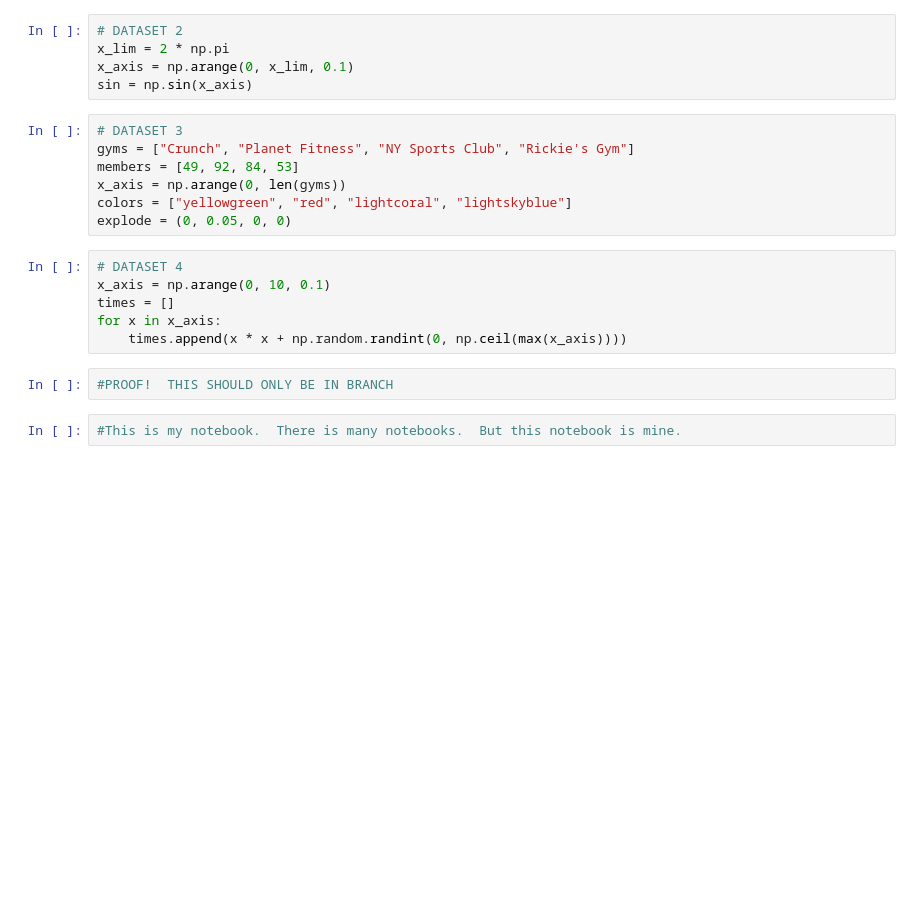
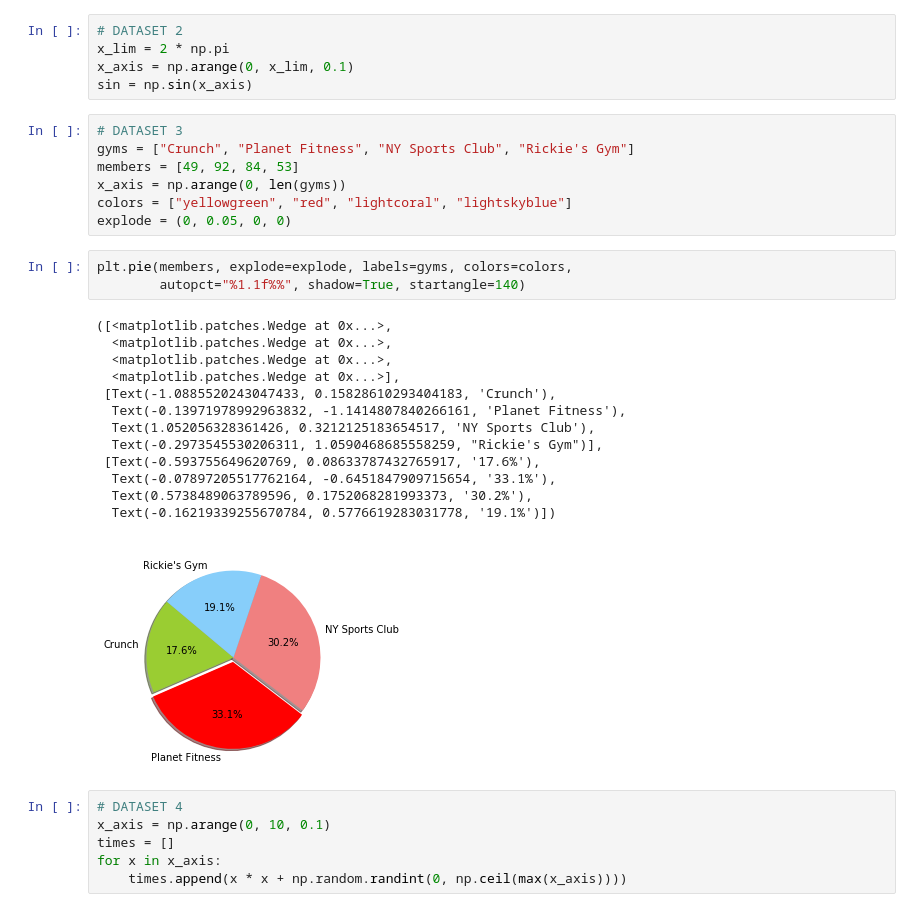
Before and after one commit to modelobootcamp/UCSD-, a Jupyter notebook: 01-Lesson-Plans/05-Matplotlib/2/Activities/01-Stu_PlotsReview/Unsolved/plot_drills.ipynb, the cells around one changed output. Cells and saved outputs as stored; diff of their text form; blank space fills up the shorter version.

Commit message:
updated notes for second matplotlib class

```diff
--- a/01-Lesson-Plans/05-Matplotlib/2/Activities/01-Stu_PlotsReview/Unsolved/plot_drills.ipynb
+++ b/01-Lesson-Plans/05-Matplotlib/2/Activities/01-Stu_PlotsReview/Unsolved/plot_drills.ipynb
@@ -18,13 +18,26 @@ members = [49, 92, 84, 53]
 x_axis = np.arange(0, len(gyms))
 colors = ["yellowgreen", "red", "lightcoral", "lightskyblue"]
 explode = (0, 0.05, 0, 0)
+# %%
+plt.pie(members, explode=explode, labels=gyms, colors=colors,
+        autopct="%1.1f%%", shadow=True, startangle=140)
+# %% [output]
+([<matplotlib.patches.Wedge at 0x...>,
+  <matplotlib.patches.Wedge at 0x...>,
+  <matplotlib.patches.Wedge at 0x...>,
+  <matplotlib.patches.Wedge at 0x...>],
+ [Text(-1.0885520243047433, 0.15828610293404183, 'Crunch'),
+  Text(-0.13971978992963832, -1.1414807840266161, 'Planet Fitness'),
+  Text(1.052056328361426, 0.3212125183654517, 'NY Sports Club'),
+  Text(-0.2973545530206311, 1.0590468685558259, "Rickie's Gym")],
+ [Text(-0.593755649620769, 0.08633787432765917, '17.6%'),
+  Text(-0.07897205517762164, -0.6451847909715654, '33.1%'),
+  Text(0.5738489063789596, 0.1752068281993373, '30.2%'),
+  Text(-0.16219339255670784, 0.5776619283031778, '19.1%')])
+[figure, added]
 # %%
 # DATASET 4
 x_axis = np.arange(0, 10, 0.1)
 times = []
 for x in x_axis:
     times.append(x * x + np.random.randint(0, np.ceil(max(x_axis))))
-# %%
-#PROOF!  THIS SHOULD ONLY BE IN BRANCH
-# %%
-#This is my notebook.  There is many notebooks.  But this notebook is mine.
```
Also changed, not shown: parts of 4 cells of this notebook, 4 other files.
